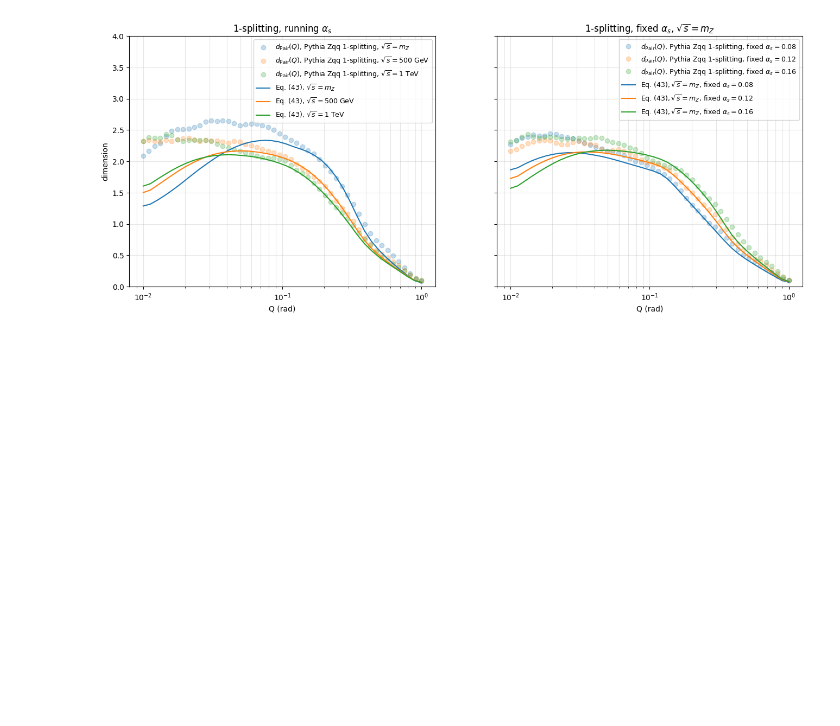
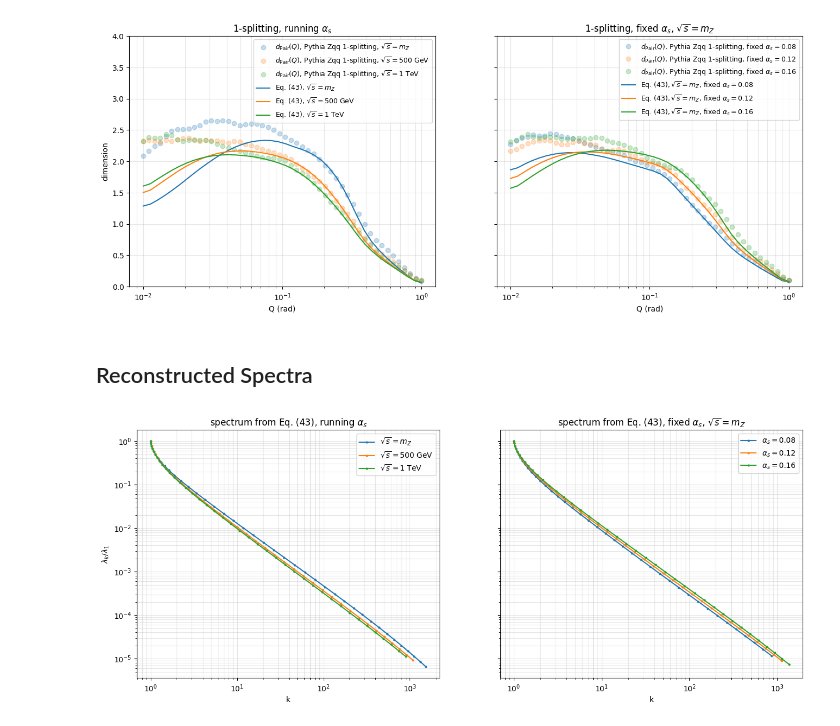
Before and after one commit to ykahn/Jet-Scaling-Laws, a Jupyter notebook: StevensCode/Q_SEMD_d.ipynb, the cells around one changed output. Saved outputs shown, nothing was run; the diff lists cells and outputs as text; code cells hidden in the pictures; blank space fills up the shorter version.

```diff
--- a/StevensCode/Q_SEMD_d.ipynb
+++ b/StevensCode/Q_SEMD_d.ipynb
@@ -203,3 +203,28 @@ ax2.set_title(r'1-splitting, fixed $\alpha_s$, $\sqrt{s} = m_Z$'); ax2.set_xlabe
 ax2.legend(fontsize=9); ax2.grid(True, which='both', alpha=0.3)
 # %% [output]
 [figure]
+# %% [markdown]
+## Reconstructed Spectra
+# %%
+def spectrum_from_N(N, dmin=0.05):
+    """λ(k) ∝ exp(-∫ α dln k) with α = 1 + 1/d(Q) and k = 1/N_pair(Q) (one patch = the fraction of events within Q)."""
+    d = dima(N);  m = d > dmin                                   # drop the saturated end (d -> 0 makes alpha blow up)
+    k, a = (1/N[m])[::-1], (1 + 1/d[m])[::-1]                   # sort by increasing k, i.e. decreasing Q
+    lam = np.exp(-np.concatenate([[0], np.cumsum(0.5*(a[1:] + a[:-1])*np.diff(np.log(k)))]))
+    return k, lam
+
+fig, (ax1, ax2) = plt.subplots(1, 2, figsize=(16, 6), sharey=True)
+
+k, lam = spectrum_from_N(Np['Z1']);        ax1.loglog(k, lam, 'o-', color='C0', markersize=2, label=r'$\sqrt{s} = m_Z$')
+k, lam = spectrum_from_N(Np['Z1_500GeV']); ax1.loglog(k, lam, 'o-', color='C1', markersize=2, label=r'$\sqrt{s} = 500$ GeV')
+k, lam = spectrum_from_N(Np['Z1_1TeV']);   ax1.loglog(k, lam, 'o-', color='C2', markersize=2, label=r'$\sqrt{s} = 1$ TeV')
+ax1.set_title(r'spectrum from Eq. (43), running $\alpha_s$'); ax1.set_xlabel('k'); ax1.set_ylabel(r'$\lambda_k/\lambda_1$')
+ax1.legend(); ax1.grid(True, which='both', alpha=0.3)
+
+k, lam = spectrum_from_N(Np['Z1_fix08']);  ax2.loglog(k, lam, 'o-', color='C0', markersize=2, label=r'$\alpha_s = 0.08$')
+k, lam = spectrum_from_N(Np['Z1_fix12']);  ax2.loglog(k, lam, 'o-', color='C1', markersize=2, label=r'$\alpha_s = 0.12$')
+k, lam = spectrum_from_N(Np['Z1_fix16']);  ax2.loglog(k, lam, 'o-', color='C2', markersize=2, label=r'$\alpha_s = 0.16$')
+ax2.set_title(r'spectrum from Eq. (43), fixed $\alpha_s$, $\sqrt{s} = m_Z$'); ax2.set_xlabel('k')
+ax2.legend(); ax2.grid(True, which='both', alpha=0.3)
+# %% [output]
+[figure, added]
```
Also changed, not shown: 12 other files.
